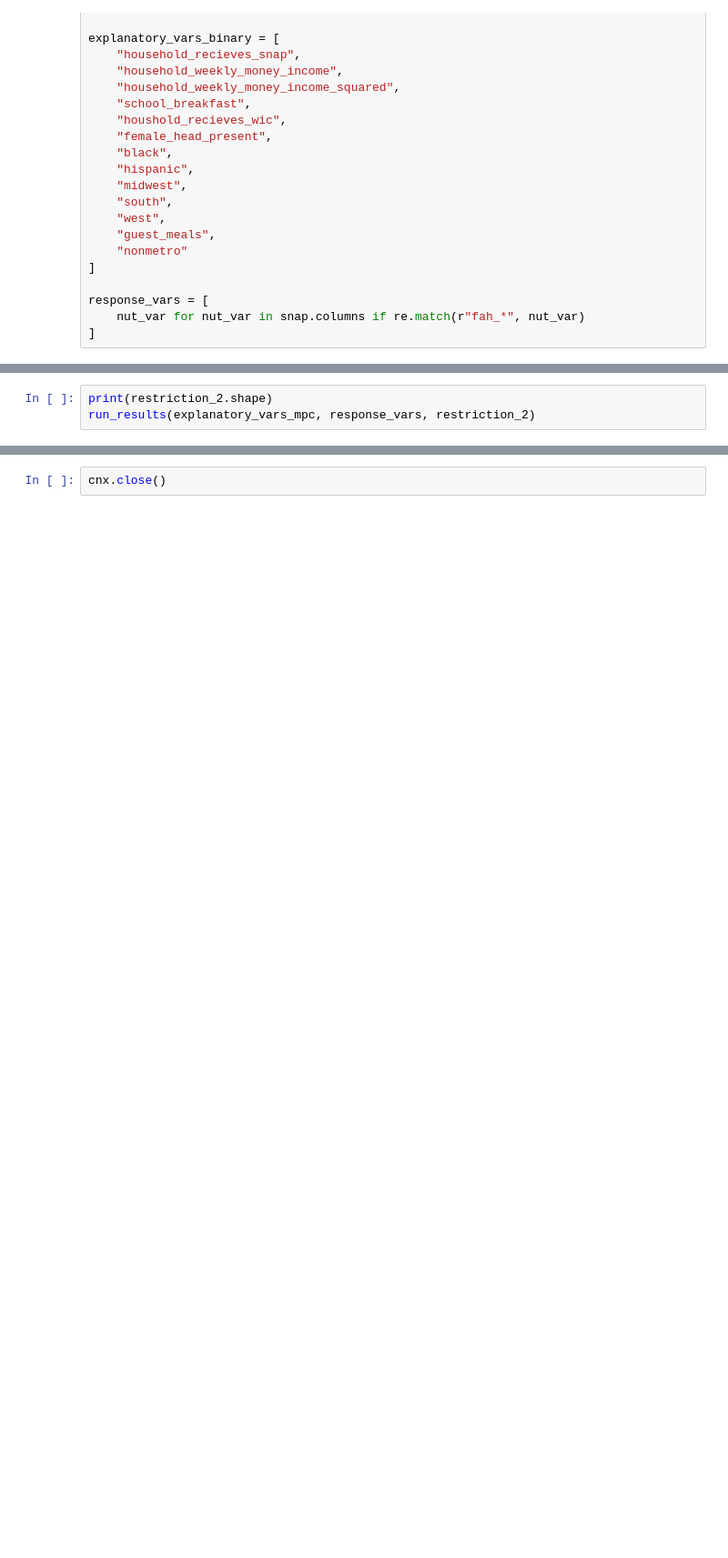
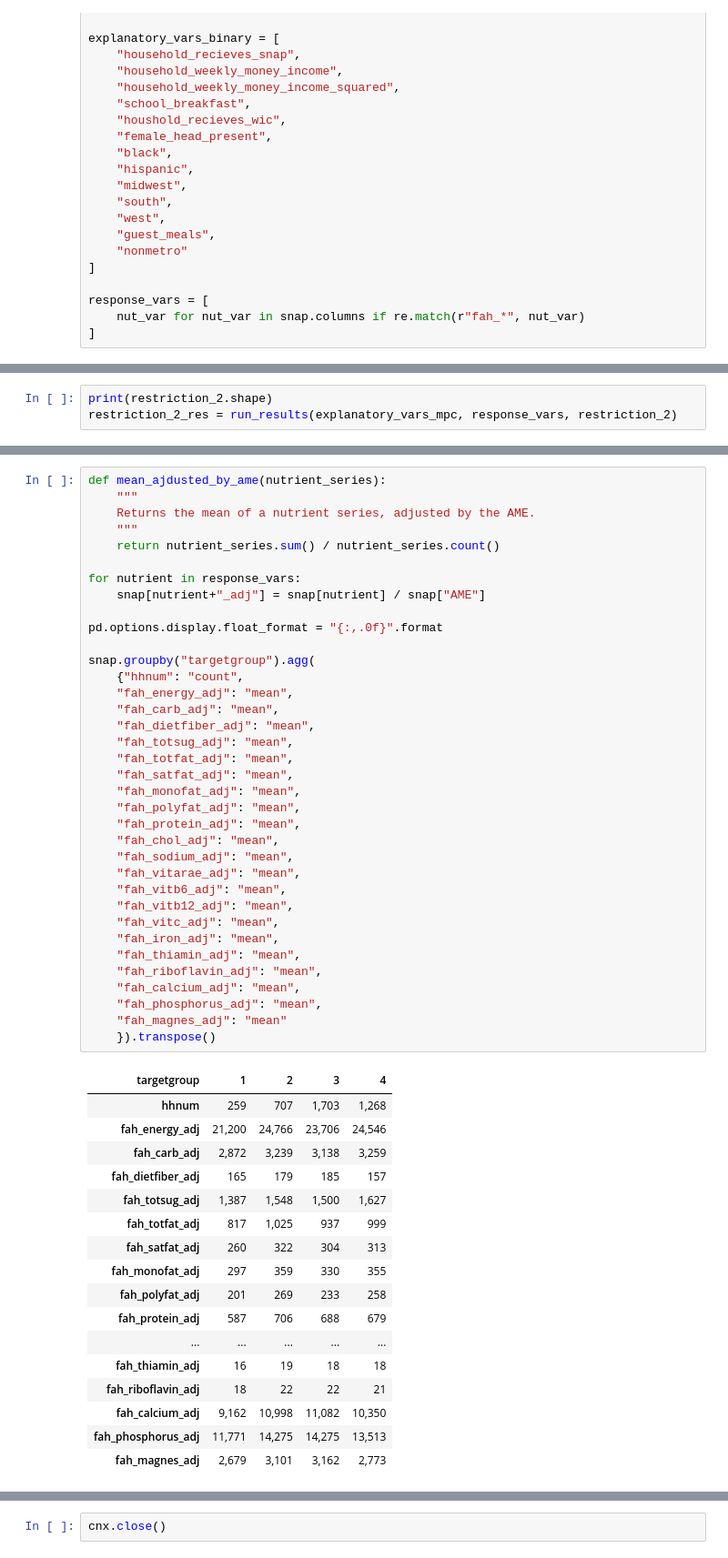
Before and after one commit to ayush-kumar-1/thesis, a Jupyter notebook: src/notebooks/1_eda.ipynb, the cells around one changed output, grey strips where cells are left out. Shown at 91% size. Drawn from its saved outputs; the diff is of its cells as text; blank space fills up the shorter version.

```diff
--- a/src/notebooks/1_eda.ipynb
+++ b/src/notebooks/1_eda.ipynb
@@ -252,5 +260,5 @@ fah_magnes       2.2126(0.6733)         0.00102*
 # %%
 print(restriction_2.shape)
-run_results(explanatory_vars_mpc, response_vars, restriction_2)
+restriction_2_res = run_results(explanatory_vars_mpc, response_vars, restriction_2)
 # %% [output]
 (2234, 59)
@@ -297,0 +595,54 @@ len(response_vars)
+# %%
+def mean_ajdusted_by_ame(nutrient_series):
+    """
+    Returns the mean of a nutrient series, adjusted by the AME.
+    """
+    return nutrient_series.sum() / nutrient_series.count()
+
+for nutrient in response_vars:
+    snap[nutrient+"_adj"] = snap[nutrient] / snap["AME"]
+
+pd.options.display.float_format = "{:,.0f}".format
+
+snap.groupby("targetgroup").agg(
+    {"hhnum": "count",
+    "fah_energy_adj": "mean",
+    "fah_carb_adj": "mean",
+    "fah_dietfiber_adj": "mean",
+    "fah_totsug_adj": "mean",
+    "fah_totfat_adj": "mean",
+    "fah_satfat_adj": "mean",
+    "fah_monofat_adj": "mean",
+    "fah_polyfat_adj": "mean",
+    "fah_protein_adj": "mean",
+    "fah_chol_adj": "mean",
+    "fah_sodium_adj": "mean",
+    "fah_vitarae_adj": "mean",
+    "fah_vitb6_adj": "mean",
+    "fah_vitb12_adj": "mean",
+    "fah_vitc_adj": "mean",
+    "fah_iron_adj": "mean",
+    "fah_thiamin_adj": "mean",
+    "fah_riboflavin_adj": "mean",
+    "fah_calcium_adj": "mean",
+    "fah_phosphorus_adj": "mean",
+    "fah_magnes_adj": "mean"
+    }).transpose()
+# %% [output]
+| targetgroup | 1 | 2 | 3 | 4 |
+| hhnum | 259 | 707 | 1,703 | 1,268 |
+| fah_energy_adj | 21,200 | 24,766 | 23,706 | 24,546 |
+| fah_carb_adj | 2,872 | 3,239 | 3,138 | 3,259 |
+| fah_dietfiber_adj | 165 | 179 | 185 | 157 |
+| fah_totsug_adj | 1,387 | 1,548 | 1,500 | 1,627 |
+| fah_totfat_adj | 817 | 1,025 | 937 | 999 |
+| fah_satfat_adj | 260 | 322 | 304 | 313 |
+| fah_monofat_adj | 297 | 359 | 330 | 355 |
+| fah_polyfat_adj | 201 | 269 | 233 | 258 |
+| fah_protein_adj | 587 | 706 | 688 | 679 |
+| ... | ... | ... | ... | ... |
+| fah_thiamin_adj | 16 | 19 | 18 | 18 |
+| fah_riboflavin_adj | 18 | 22 | 22 | 21 |
+| fah_calcium_adj | 9,162 | 10,998 | 11,082 | 10,350 |
+| fah_phosphorus_adj | 11,771 | 14,275 | 14,275 | 13,513 |
+| fah_magnes_adj | 2,679 | 3,101 | 3,162 | 2,773 |
```
Also changed, not shown: parts of 13 cells of this notebook, 8 other files.
